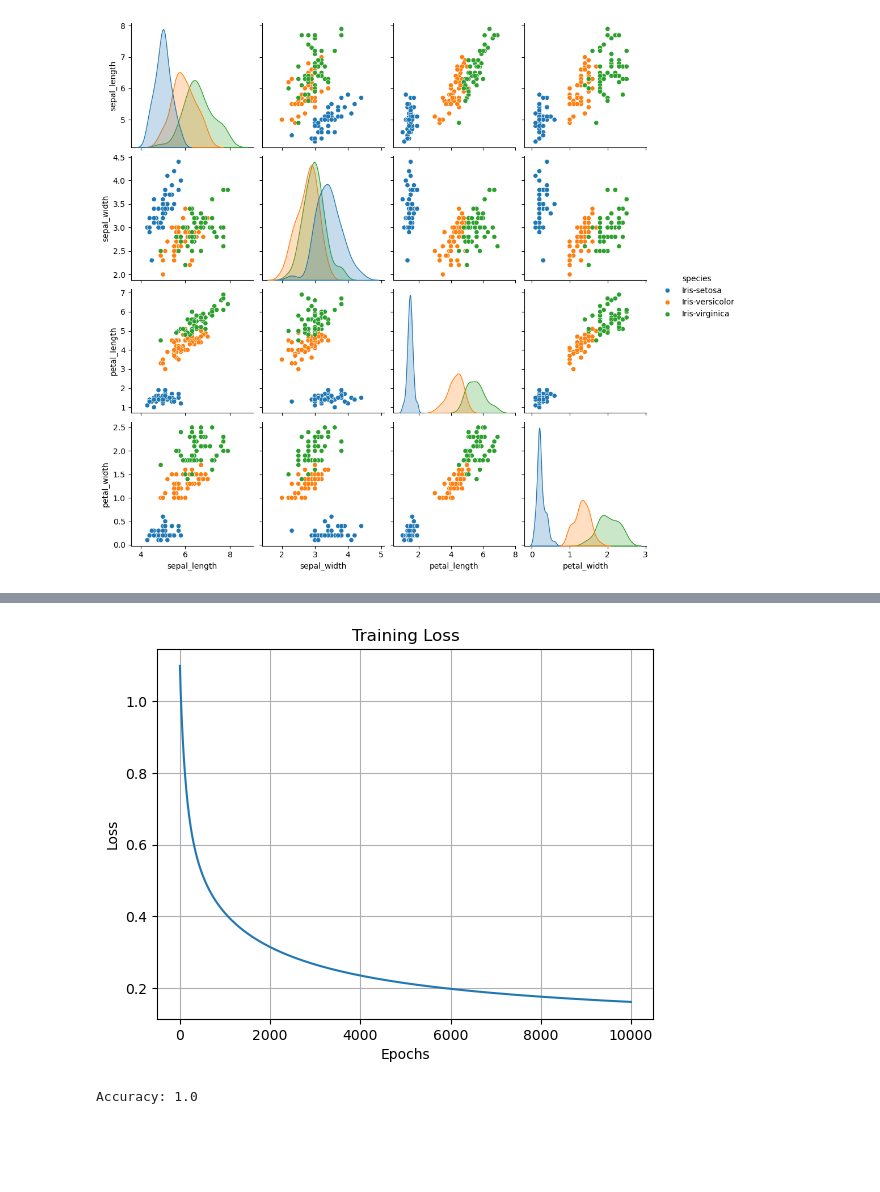
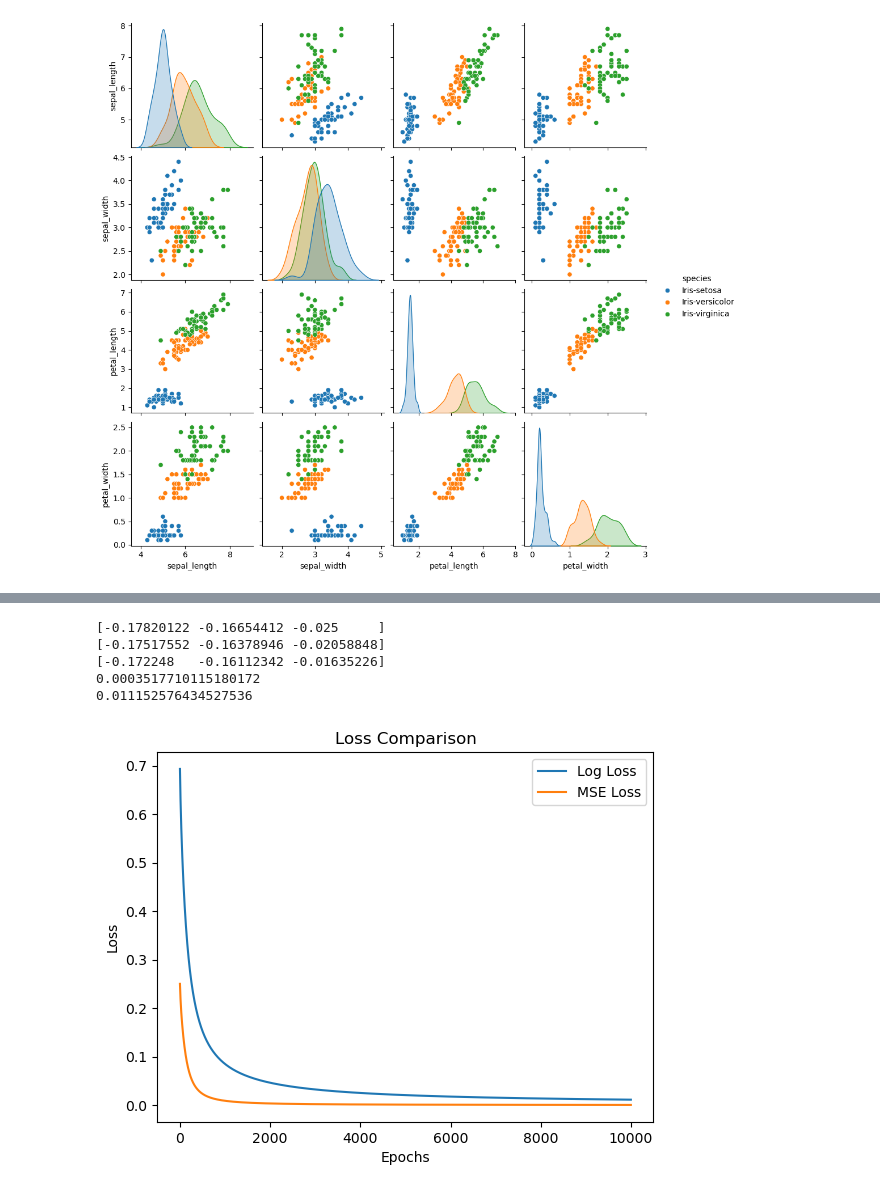
Before and after one commit to GaziWani1/logistic-regression, a Jupyter notebook: iris/code.ipynb, the cells around one changed output, grey strips where cells are left out. Saved outputs shown, nothing was run; the diff lists cells and outputs as text; code cells hidden in the pictures; blank space fills up the shorter version.

```diff
--- a/iris/code.ipynb
+++ b/iris/code.ipynb
@@ -216,30 +132,49 @@ Epoch: 9000 Loss: 0.16760408977355165
-# %%
-plt.plot(losses)
-
-plt.xlabel("Epochs")
-plt.ylabel("Loss")
-
-plt.title("Training Loss")
-
-plt.grid()
-
-plt.show()
-# %% [output]
-[figure, removed]
-# %%
-z_test = np.dot(X_test, parameters)
-
-y_pred_test = softmax(z_test)
-
-y_pred_labels = np.argmax(
-    y_pred_test,
-    axis=1
-)
-
-accuracy = np.mean(
-    y_pred_labels == y_test
-)
-
-print("Accuracy:", accuracy)
-# %% [output]
-Accuracy: 1.0
+# %%
+n = len(X_train)
+epochs = 10000
+learning_rate = 0.1
+lossesLog = []
+lossesMse = []
+epsilon = 1e-9
+
+for i in range(epochs):
+    z = np.dot(X_train , parameters)
+    y_pred = 1 / (1 + np.exp(-z))
+
+    gradient = (1/n) * np.dot(X_train.T, (y_pred - y_train))
+
+    if i < 3 :
+        print(gradient)
+
+    lossLog = -np.mean(y_train * np.log(y_pred + epsilon) + (1 - y_train) * np.log(1 - y_pred + epsilon))
+
+    lossMSE =  np.mean((y_train - y_pred) ** 2)
+
+    lossesLog.append(lossLog)
+    lossesMse.append(lossMSE)
+
+    parameters -= learning_rate * gradient
+    # print("Log Loss : ",parameters)
+
+# print(parameters)
+print(lossMSE)
+
+print(lossLog)
+# %% [output]
+[-0.17820122 -0.16654412 -0.025     ]
+[-0.17517552 -0.16378946 -0.02058848]
+[-0.172248   -0.16112342 -0.01635226]
+0.0003517710115180172
+0.011152576434527536
+# %%
+plt.plot(lossesLog, label='Log Loss')
+plt.plot(lossesMse, label='MSE Loss')
+
+plt.xlabel("Epochs")
+plt.ylabel("Loss")
+plt.title("Loss Comparison")
+
+plt.legend()
+plt.show()
+# %% [output]
+[figure, added]
```
Also changed, not shown: parts of 14 cells of this notebook, 1 other file.
